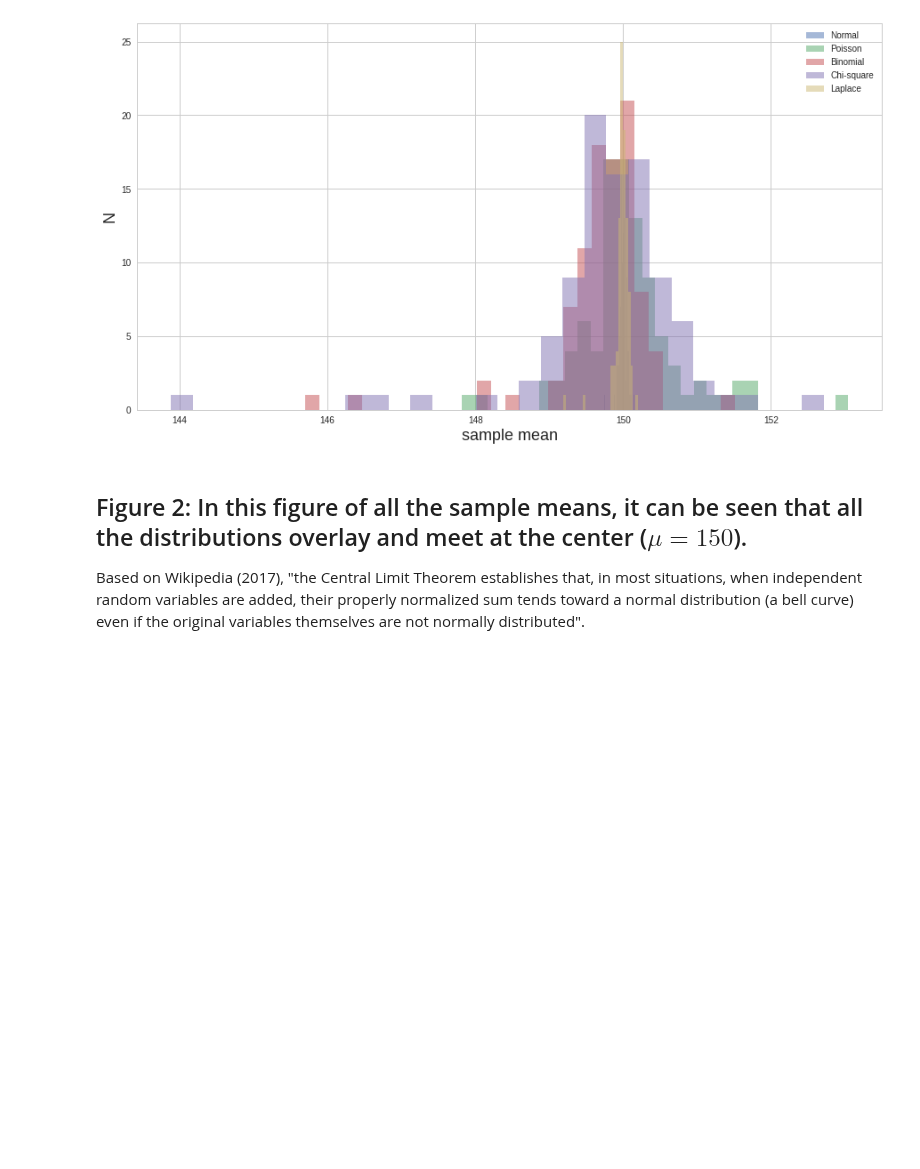
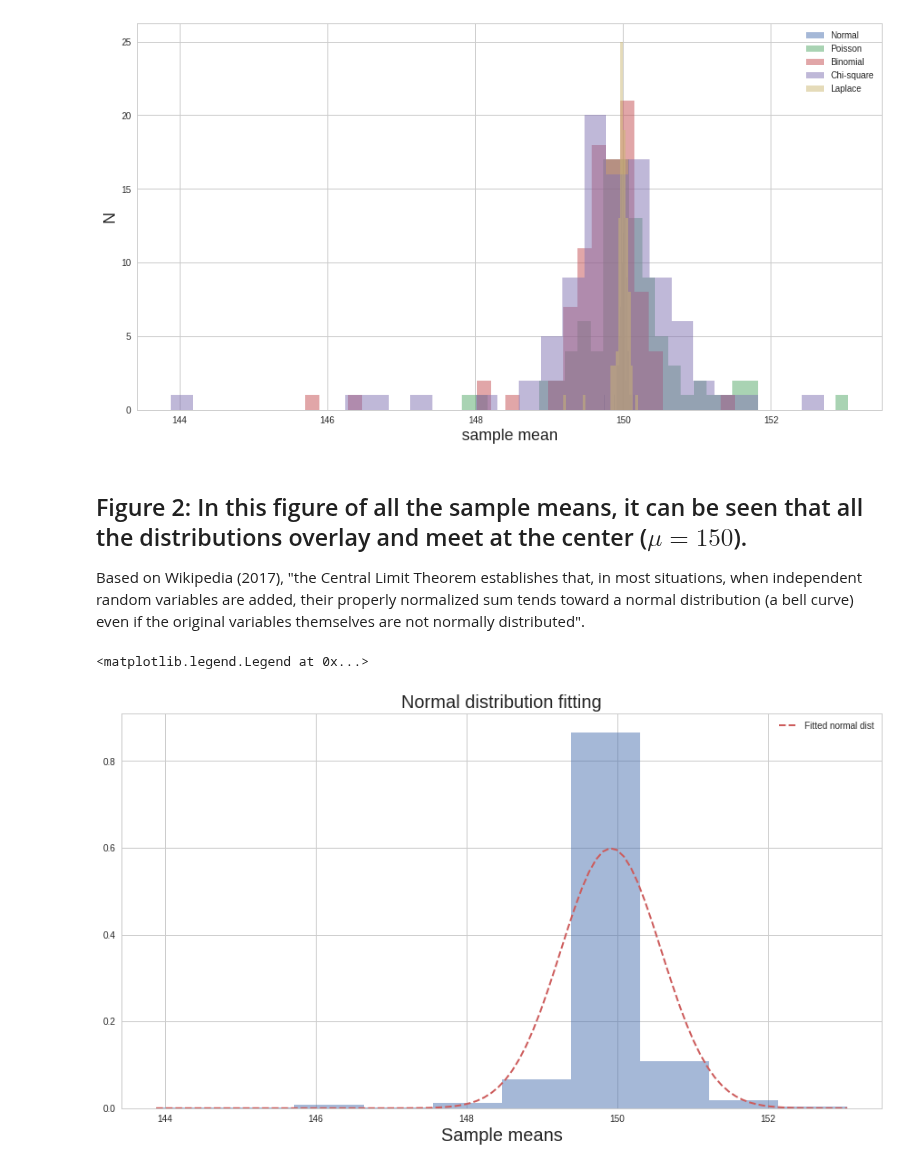
Before and after one commit to qiuyliu/PUI2017_uc288, a Jupyter notebook: HW3_uc288/Assignment1.ipynb, the cells around one changed output. Drawn from its saved outputs; the diff is of its cells as text; code cells hidden in the pictures; blank space fills up the shorter version.

```diff
--- a/HW3_uc288/Assignment1.ipynb
+++ b/HW3_uc288/Assignment1.ipynb
@@ -91,13 +92,13 @@ _This clearly shows with the Law of Large numbers which states that "the average
 # Histogram of all the sample means
 # %%
 ax_means = pl.figure(figsize=(15,8)).add_subplot(111)
-
+allmeans = []
 for x in distributions:
     means = list(dist[x]['means'].values())
+    allmeans.append(means)
     ax_means.hist(means, bins=30, alpha=0.5, label=x)
     ax_means.set_xlabel('sample mean', fontsize = 18)
     ax_means.set_ylabel('N', fontsize = 18)
-    ax_means.set_xlim
     ax_means.legend()
 # %% [output]
 [figure]
@@ -105,3 +106,29 @@ for x in distributions:
 ## Figure 2: In this figure of all the sample means,  it can be seen that all the distributions overlay and meet at the center ($\mu = 150$).
 
 Based on Wikipedia (2017), "the Central Limit Theorem establishes that, in most situations, when independent random variables are added, their properly normalized sum tends toward a normal distribution (a bell curve) even if the original variables themselves are not normally distributed".
+# %%
+# Make allmeans into a numpy array and flatten for plotting
+allmeans = np.array(allmeans)
+allmeans = allmeans.flatten()
+# %%
+# Reference:
+# http://firsttimeprogrammer.blogspot.com/2014/07/how-to-fit-data-to-normal-distribution.html
+parameters = nm.fit(allmeans)
+
+x = np.linspace(allmeans.min(), allmeans.max(), 100)
+
+# Generate the pdf (fitted distribution)
+fitted_pdf = nm.pdf(x,loc = parameters[0],scale = parameters[1])
+
+fitted_fig = pl.figure(figsize=(15,8))
+ax0 = fitted_fig.add_subplot(111)
+
+ax0.plot(x, fitted_pdf, color="IndianRed", label="Fitted normal dist",
+         linestyle="dashed", linewidth=2)
+ax0.hist(allmeans,normed=1, alpha=0.5)
+ax0.set_title("Normal distribution fitting", fontsize=20)
+ax0.set_xlabel("Sample means", fontsize=20)
+ax0.legend()
+# %% [output]
+<matplotlib.legend.Legend at 0x...>
+[figure, added]
```
Also changed, not shown: parts of 3 cells of this notebook, 1 other file.
